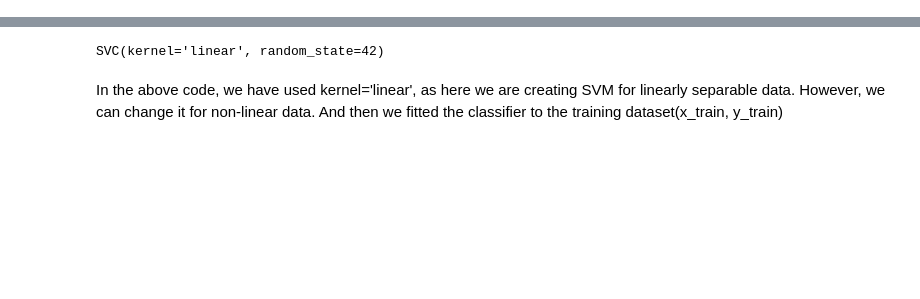
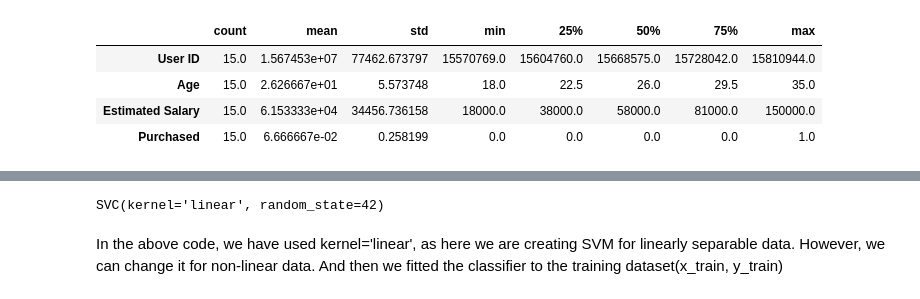
Before and after one commit to 1sumer/Python-Repo, a Jupyter notebook: SVM/Support vector Machine Algorithm.ipynb, the cells around one changed output, grey strips where cells are left out. Cells and saved outputs as stored; diff of their text form; code cells hidden in the pictures; blank space fills up the shorter version.

```diff
--- a/SVM/Support vector Machine Algorithm.ipynb
+++ b/SVM/Support vector Machine Algorithm.ipynb
@@ -31,3 +40,11 @@ data_set
+# %%
+data_set.describe().T
+# %% [output]
+|  | count | mean | std | min | 25% | 50% | 75% | max |
+| User ID | 15.0 | 1.567453e+07 | 77462.673797 | 15570769.0 | 15604760.0 | 15668575.0 | 15728042.0 | 15810944.0 |
+| Age | 15.0 | 2.626667e+01 | 5.573748 | 18.0 | 22.5 | 26.0 | 29.5 | 35.0 |
+| Estimated Salary | 15.0 | 6.153333e+04 | 34456.736158 | 18000.0 | 38000.0 | 58000.0 | 81000.0 | 150000.0 |
+| Purchased | 15.0 | 6.666667e-02 | 0.258199 | 0.0 | 0.0 | 0.0 | 0.0 | 1.0 |
 # %%
 data_set['Purchased'].unique()
 # %% [output]
```
Also changed, not shown: parts of 23 cells of this notebook, 3 other files.
